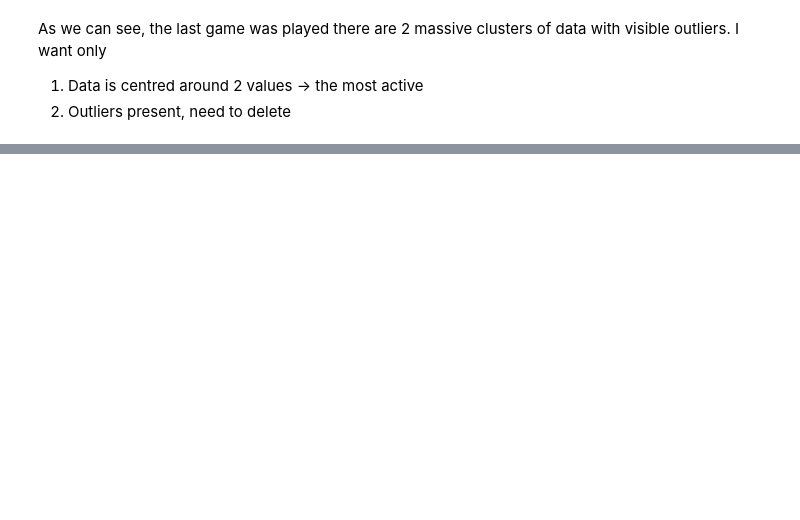
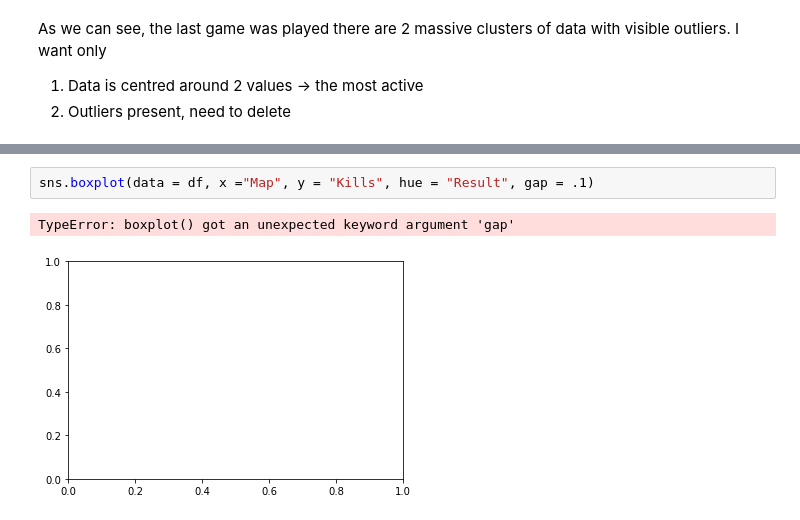
Before and after one commit to Mamin-gamer/Data-collection, a Jupyter notebook: notebooks/MyData.ipynb, the cells around one changed output, grey strips where cells are left out. Drawn from its saved outputs; the diff is of its cells as text; blank space fills up the shorter version.

```diff
--- a/notebooks/MyData.ipynb
+++ b/notebooks/MyData.ipynb
@@ -139,0 +134,5 @@ plt.show()
+# %%
+sns.boxplot(data = df, x ="Map", y = "Kills", hue = "Result", gap = .1)
+# %% [output]
+TypeError: boxplot() got an unexpected keyword argument 'gap'
+[figure, added]
```
Also changed, not shown: parts of 8 cells of this notebook, 2 other files.
